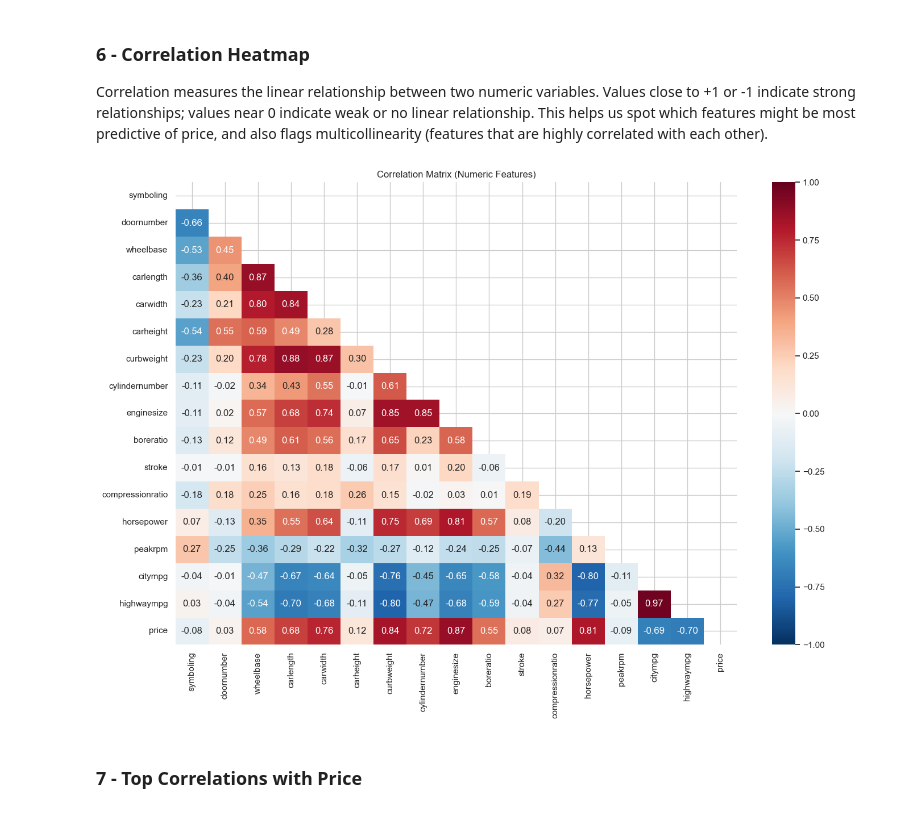
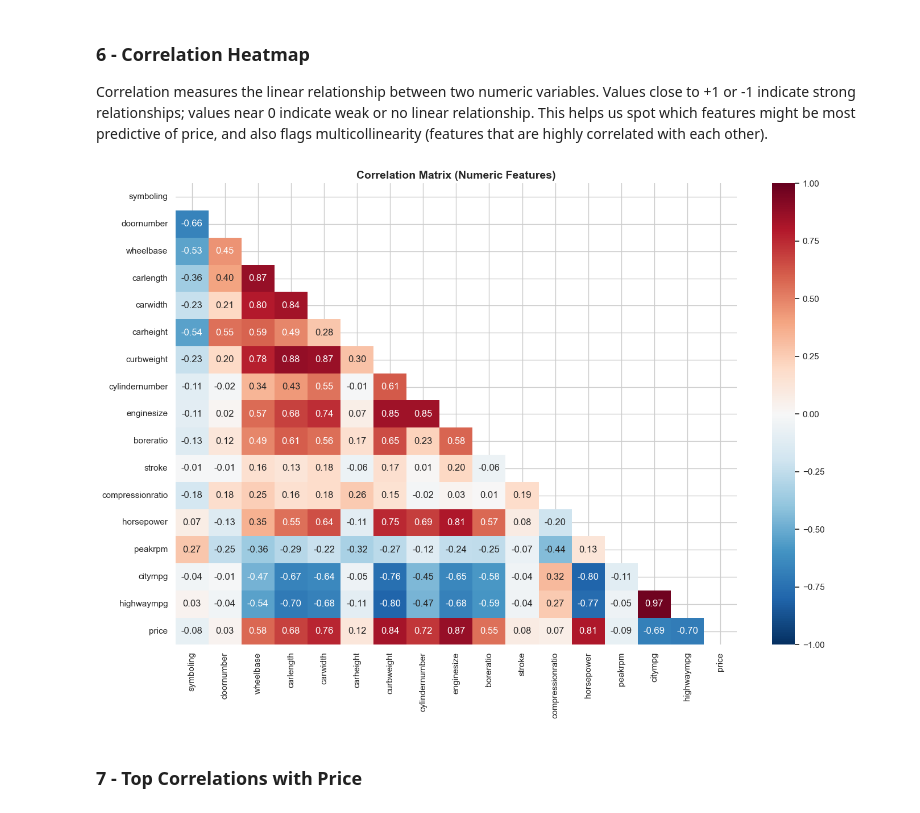
Before and after one commit to krauseannelize/ml-car-price-prediction, a Jupyter notebook: notebooks/03-eda.ipynb, the cells around one changed output. Cells and saved outputs as stored; diff of their text form; code cells hidden in the pictures.

```diff
--- a/notebooks/03-eda.ipynb
+++ b/notebooks/03-eda.ipynb
@@ -115,15 +115,15 @@ Correlation measures the linear relationship between two numeric variables. Valu
 # %%
 corr = df.select_dtypes(include="number").corr()
 
 plt.figure(figsize=(14, 10))
 mask = np.triu(np.ones_like(corr, dtype=bool))
 sns.heatmap(corr, mask=mask, annot=True, fmt=".2f", cmap="RdBu_r", center=0, vmin=-1, vmax=1)
-plt.title("Correlation Matrix (Numeric Features)")
+plt.title("Correlation Matrix (Numeric Features)", fontsize=14, fontweight="bold")
 plt.tight_layout()
 plt.savefig("../visualizations/correlation-heatmap.png", dpi=150, bbox_inches="tight")
 plt.show()
 # %% [output]
-[figure, old version]
+[figure, new version]
 # %% [markdown]
 ### 7 - Top Correlations with Price
 # %%
```
Also changed, not shown: parts of 6 cells of this notebook, 2 other files.
